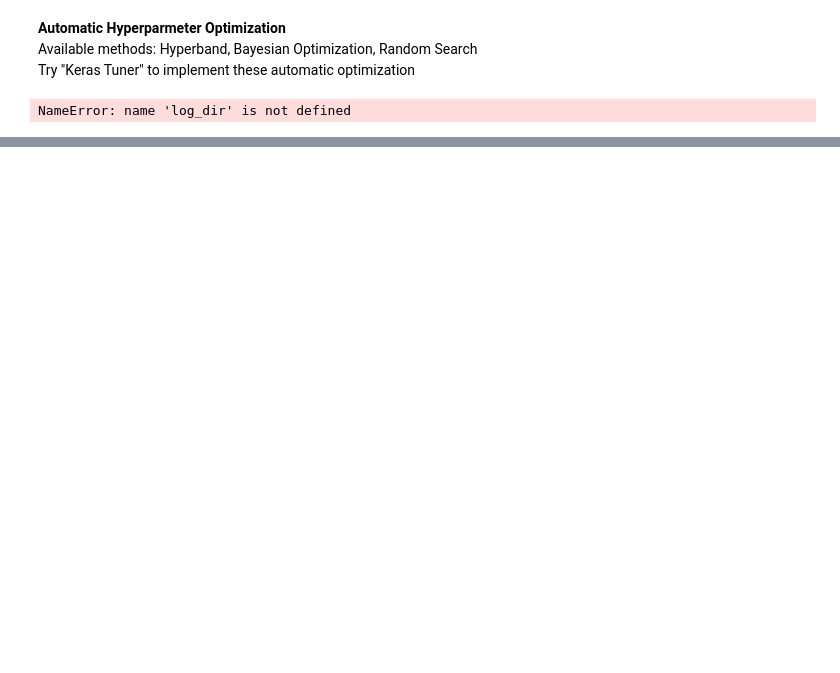
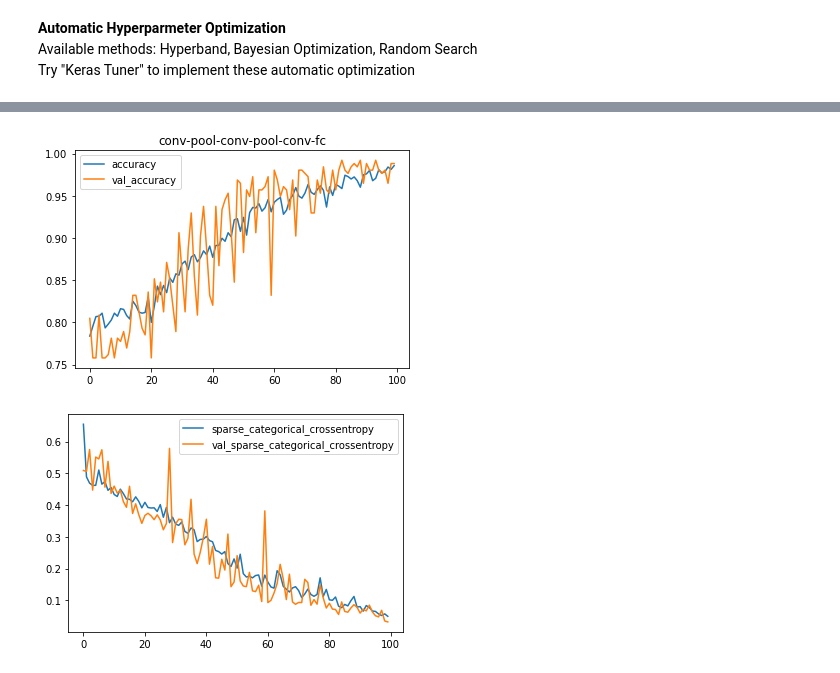
Before and after one commit to kukionfr/Tensorflow-Tutorial-Kyu, a Jupyter notebook: group_meeting.ipynb, the cells around one changed output, grey strips where cells are left out. Drawn from its saved outputs; the diff is of its cells as text; code cells hidden in the pictures; blank space fills up the shorter version.

```diff
--- a/group_meeting.ipynb
+++ b/group_meeting.ipynb
@@ -486,7 +508,7 @@ def compilefit(model,loss_fn, name, optimizer=None, max_epochs=100):
           epochs=max_epochs,
           verbose=0,
           validation_data=val_ds,
-          callbacks=get_callbacks(name),
+#           callbacks=get_callbacks(name),
           validation_steps=VALIDATION_STEPS,
 #           use_multiprocessing=True
                        )
@@ -510,11 +532,3 @@ def plotdf(dfobj,condition):
     dfobj1.pop('accuracy')
     dfobj1.pop('val_accuracy')
     pd.DataFrame(dfobj1).plot()
-# %%
-histories={}
-histories['cnnA1'] = compilefit(model_cnnA1,loss_fn,'cnn/A1')
-histories['cnnA2'] = compilefit(model_cnnA2,loss_fn,'cnn/A2')
-histories['cnnA3'] = compilefit(model_cnnA3,loss_fn,'cnn/A3')
-histories['cnnA4'] = compilefit(model_cnnA4,loss_fn,'cnn/A4')
-# %% [output]
-NameError: name 'log_dir' is not defined
@@ -528,0 +535,7 @@ plotdf(histories['cnnA4'].history,'dropout0.5')
+# %%
+histories={}
+histories['cnnA1'] = compilefit(model_cnnA1,loss_fn,'cnn/A1')
+plotdf(histories['cnnA1'].history,'Simple 4 layer CNN')
+results = model_cnnA1.evaluate(test_ds,steps=TEST_STEPS)
+print('test loss, test acc:', results)
+# %% [output]
@@ -528,0 +544,2 @@ plotdf(histories['cnnA4'].history,'dropout0.5')
+[figure, added]
+[figure, added]
```
Also changed, not shown: parts of 44 cells of this notebook, 4 other files.
